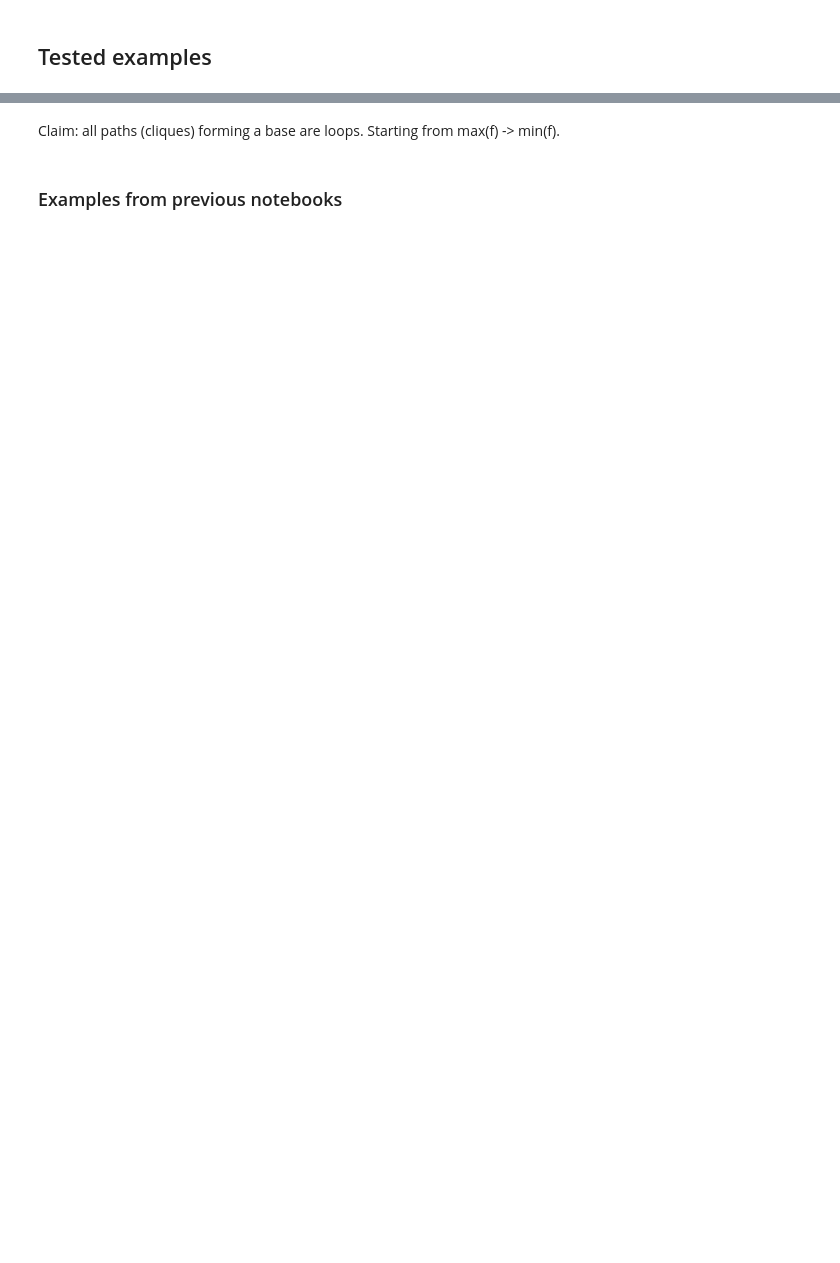
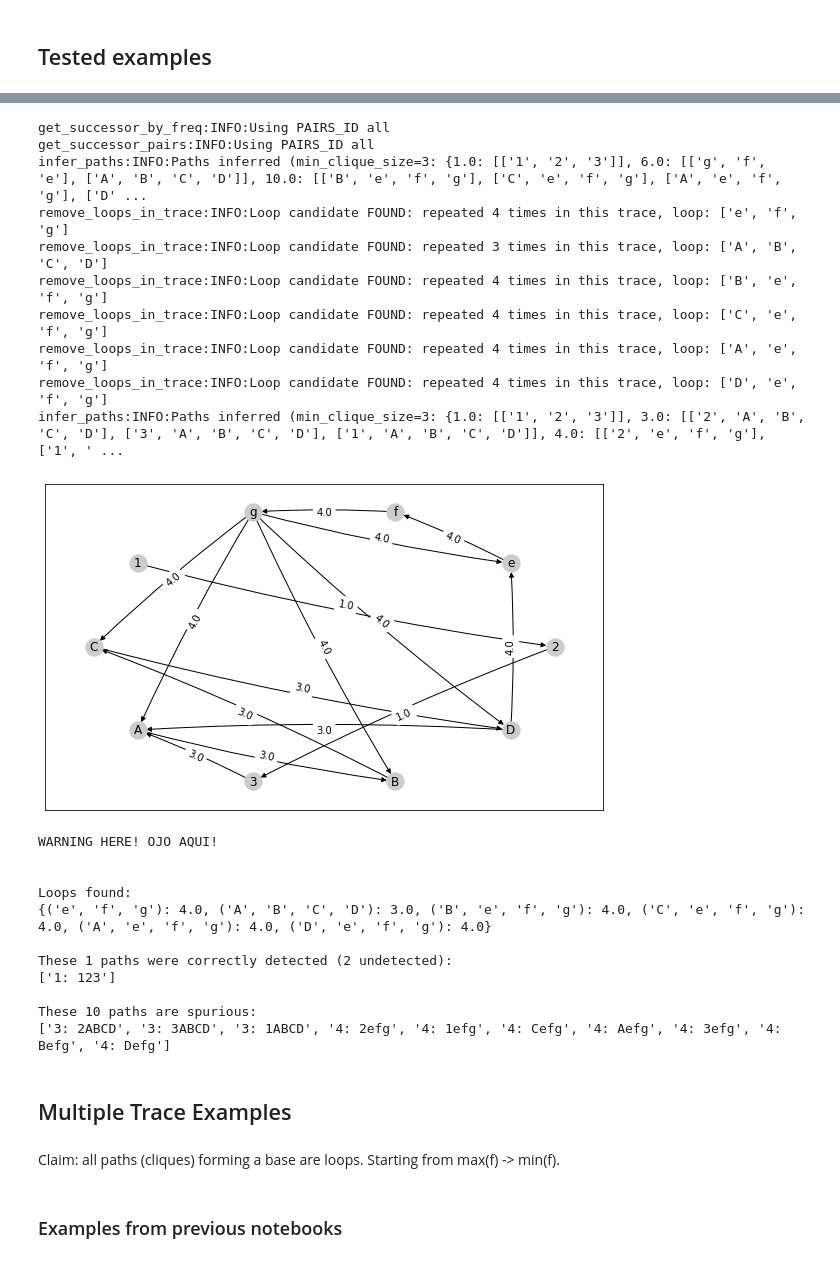
Before and after one commit to jpgil/logdelay, a Jupyter notebook: notebooks/2-structures/2020-01-25-Tests-forCliques.ipynb, the cells around one changed output, grey strips where cells are left out. Cells and saved outputs as stored; diff of their text form; code cells hidden in the pictures; blank space fills up the shorter version.

Commit message:
Refined loop detection, add back loop info, ready for multiple traces

```diff
--- a/notebooks/2-structures/2020-01-25-Tests-forCliques.ipynb
+++ b/notebooks/2-structures/2020-01-25-Tests-forCliques.ipynb
@@ -611,0 +201,35 @@ These 3 paths are spurious:
+# %%
+"""
+head_with_loop = 123 ABCD* efg*
+
+12 @ABCD @ef
+"""
+T = [
+    list("123ABCDefgABCDABCDefgefgefg"),
+]
+g, b = evaluate_against(T, ("ABCD", "123", "efg") )
+# %% [output]
+get_successor_by_freq:INFO:Using PAIRS_ID all
+get_successor_pairs:INFO:Using PAIRS_ID all
+infer_paths:INFO:Paths inferred (min_clique_size=3: {1.0: [['1', '2', '3']], 6.0: [['g', 'f', 'e'], ['A', 'B', 'C', 'D']], 10.0: [['B', 'e', 'f', 'g'], ['C', 'e', 'f', 'g'], ['A', 'e', 'f', 'g'], ['D' ...
+remove_loops_in_trace:INFO:Loop candidate FOUND: repeated 4 times in this trace, loop: ['e', 'f', 'g']
+remove_loops_in_trace:INFO:Loop candidate FOUND: repeated 3 times in this trace, loop: ['A', 'B', 'C', 'D']
+remove_loops_in_trace:INFO:Loop candidate FOUND: repeated 4 times in this trace, loop: ['B', 'e', 'f', 'g']
+remove_loops_in_trace:INFO:Loop candidate FOUND: repeated 4 times in this trace, loop: ['C', 'e', 'f', 'g']
+remove_loops_in_trace:INFO:Loop candidate FOUND: repeated 4 times in this trace, loop: ['A', 'e', 'f', 'g']
+remove_loops_in_trace:INFO:Loop candidate FOUND: repeated 4 times in this trace, loop: ['D', 'e', 'f', 'g']
+infer_paths:INFO:Paths inferred (min_clique_size=3: {1.0: [['1', '2', '3']], 3.0: [['2', 'A', 'B', 'C', 'D'], ['3', 'A', 'B', 'C', 'D'], ['1', 'A', 'B', 'C', 'D']], 4.0: [['2', 'e', 'f', 'g'], ['1', ' ...
+[figure, added]
+WARNING HERE! OJO AQUI!
+
+
+Loops found:
+{('e', 'f', 'g'): 4.0, ('A', 'B', 'C', 'D'): 3.0, ('B', 'e', 'f', 'g'): 4.0, ('C', 'e', 'f', 'g'): 4.0, ('A', 'e', 'f', 'g'): 4.0, ('D', 'e', 'f', 'g'): 4.0}
+
+These 1 paths were correctly detected (2 undetected):
+['1: 123']
+
+These 10 paths are spurious:
+['3: 2ABCD', '3: 3ABCD', '3: 1ABCD', '4: 2efg', '4: 1efg', '4: Cefg', '4: Aefg', '4: 3efg', '4: Befg', '4: Defg']
+# %% [markdown]
+## Multiple Trace Examples
```
Also changed, not shown: parts of 32 cells of this notebook, 2 other files.
